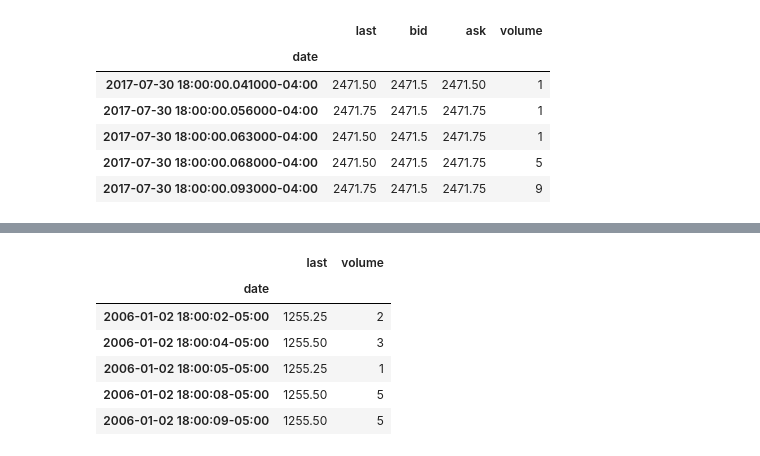
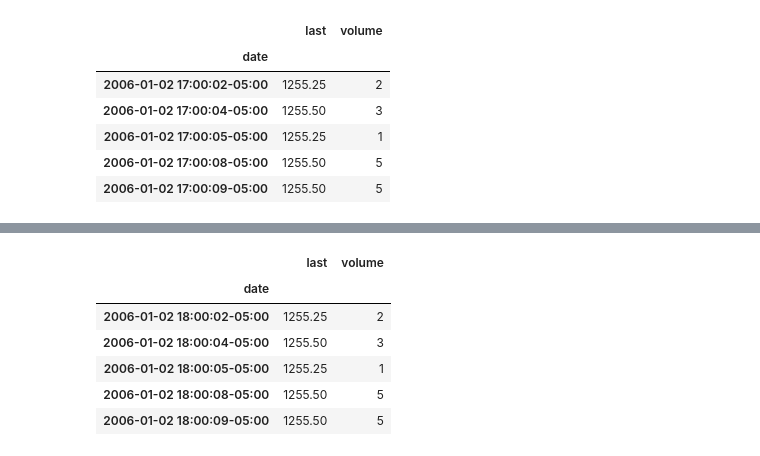
Before and after one commit to toolkmit/algotrading, a Jupyter notebook: notebooks/1.4.1 - Simulate trading.ipynb, the cells around one changed output, grey strips where cells are left out. Drawn from its saved outputs; the diff is of its cells as text; code cells hidden in the pictures.

```diff
--- a/notebooks/1.4.1 - Simulate trading.ipynb
+++ b/notebooks/1.4.1 - Simulate trading.ipynb
@@ -60,26 +57,26 @@ def make_5min_bars(tick_data):
 
     return five_min_data
 # %%
-td = pd.read_feather('../data/processed/ES_tick.feather')
-td = td[td['date'] > '2017-07-29']
+#td = pd.read_feather('../data/processed/ES_tick.feather')
+#td = td[td['date'] > '2017-07-29']
 #td = td[td['date'] > '2018-01-24']
 #Create Index from date column
-td.index = td['date']
-td.drop(labels=['date'],axis=1,inplace=True)
+#td.index = td['date']
+#td.drop(labels=['date'],axis=1,inplace=True)
 #Remove duplicates -- timestamps are equal!!!
+#td = td[~td.index.duplicated()]
+#td.head()
+td = pd.read_hdf('../data/processed/store.h5', key='tick_data')
+td.columns = ['last','volume']
+td.index.rename('date', inplace=True)
+#td.index = td.index.tz_localize('US/Eastern')
 td = td[~td.index.duplicated()]
 td.head()
-#td = pd.read_hdf('../data/processed/store.h5', key='tick_data')
-#td.columns = ['last','volume']
-#td.index.rename('date', inplace=True)
-#td.index = td.index.tz_localize('US/Eastern')
-#td = td[~td.index.duplicated()]
-#td.head()
 # %% [output]
-|  | last | bid | ask | volume |
-| date |  |  |  |  |
-| 2017-07-30 18:00:00.041000-04:00 | 2471.50 | 2471.5 | 2471.50 | 1 |
-| 2017-07-30 18:00:00.056000-04:00 | 2471.75 | 2471.5 | 2471.75 | 1 |
-| 2017-07-30 18:00:00.063000-04:00 | 2471.50 | 2471.5 | 2471.75 | 1 |
-| 2017-07-30 18:00:00.068000-04:00 | 2471.50 | 2471.5 | 2471.75 | 5 |
-| 2017-07-30 18:00:00.093000-04:00 | 2471.75 | 2471.5 | 2471.75 | 9 |
+|  | last | volume |
+| date |  |  |
+| 2006-01-02 17:00:02-05:00 | 1255.25 | 2 |
+| 2006-01-02 17:00:04-05:00 | 1255.50 | 3 |
+| 2006-01-02 17:00:05-05:00 | 1255.25 | 1 |
+| 2006-01-02 17:00:08-05:00 | 1255.50 | 5 |
+| 2006-01-02 17:00:09-05:00 | 1255.50 | 5 |
```
Also changed, not shown: parts of 6 cells of this notebook, 15 other files.
